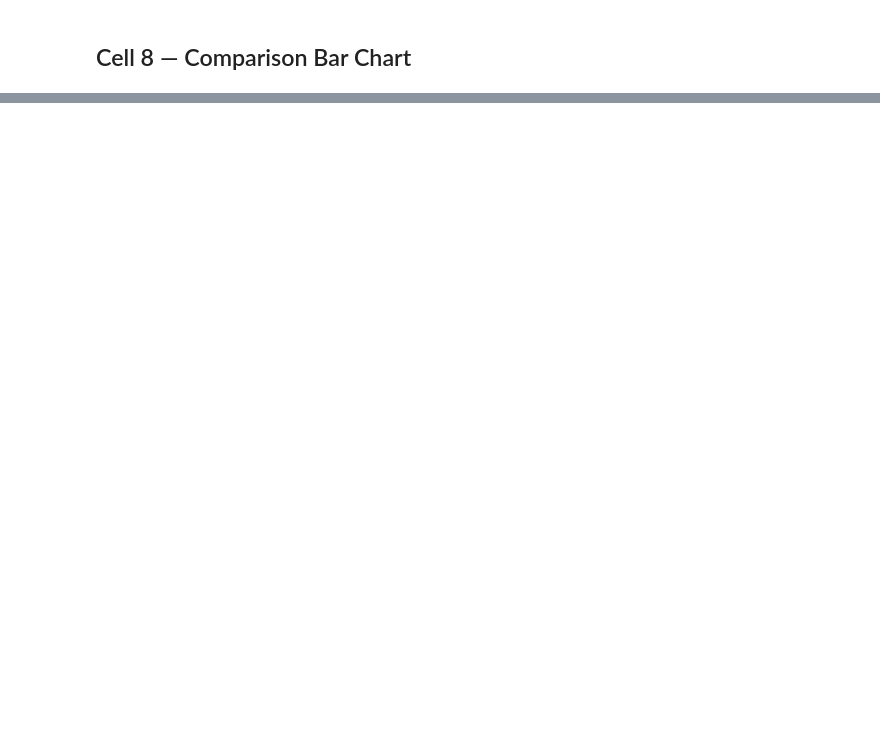
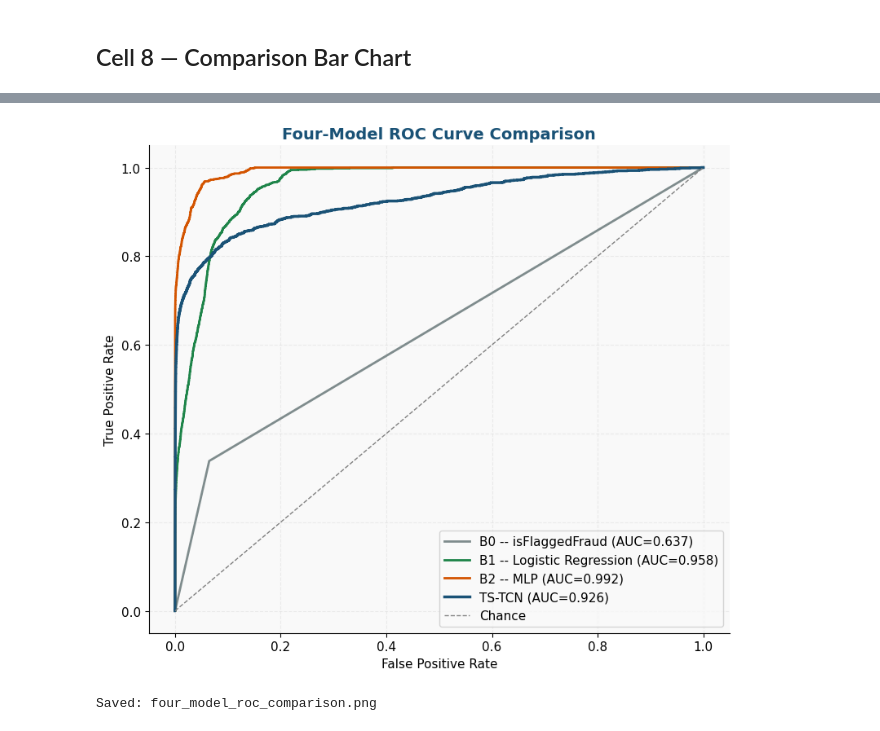
Before and after one commit to LEXES7/R26-IT-121, a Jupyter notebook: TS-TCN/notebooks/DeepSentinel_T4_FullTraining.ipynb, the cells around one changed output, grey strips where cells are left out. Cells and saved outputs as stored; diff of their text form; code cells hidden in the pictures; blank space fills up the shorter version.

```diff
--- a/TS-TCN/notebooks/DeepSentinel_T4_FullTraining.ipynb
+++ b/TS-TCN/notebooks/DeepSentinel_T4_FullTraining.ipynb
@@ -453,0 +532,45 @@ print(f"💾 Saved: four_model_comparison.png")
+# %%
+# =================================================================================
+# Cell 10 -- Four-model ROC curve comparison (Figure A2)
+# =================================================================================
+from sklearn.metrics import roc_curve, auc as auc_fn
+
+fig, ax = plt.subplots(figsize=(8, 7))
+baseline_curves = [
+    ("B0 -- isFlaggedFraud", "b0_probs.npy", "#7f8c8d"),
+    ("B1 -- Logistic Regression", "b1_probs.npy", DS_GREEN),
+    ("B2 -- MLP", "b2_probs.npy", DS_ORANGE),
+]
+y_test_path = BASE_DIR / "y_test.npy"
+if y_test_path.exists():
+    y_test_baseline = np.load(y_test_path)
+    if len(y_test_baseline) != len(y_true):
+        print(f"WARNING: baseline y_test has {len(y_test_baseline):,} rows but the "
+              f"TS-TCN test set has {len(y_true):,}. The two pipelines' test partitions "
+              f"do not line up -- skipping baseline ROC curves rather than plotting a "
+              f"misleading comparison.")
+    else:
+        for name, fname, color in baseline_curves:
+            p_path = BASE_DIR / fname
+            if not p_path.exists():
+                print(f"{fname} not found at {p_path} -- skipping {name}")
+                continue
+            p = np.load(p_path)
+            fpr, tpr, _ = roc_curve(y_test_baseline, p)
+            ax.plot(fpr, tpr, label=f"{name} (AUC={auc_fn(fpr, tpr):.3f})", color=color, lw=2)
+else:
+    print(f"y_test.npy not found at {y_test_path} -- plotting TS-TCN only")
+
+fpr_t, tpr_t, _ = roc_curve(y_true, y_prob)
+ax.plot(fpr_t, tpr_t, label=f"TS-TCN (AUC={tstcn_auc:.3f})", color=DS_BLUE, lw=2.5)
+ax.plot([0, 1], [0, 1], "--", color="gray", lw=1, label="Chance")
+ax.set_xlabel("False Positive Rate"); ax.set_ylabel("True Positive Rate")
+ax.set_title("Four-Model ROC Curve Comparison", fontsize=14, fontweight="bold", color=DS_BLUE)
+ax.legend(loc="lower right")
+plt.tight_layout()
+plt.savefig(OUT_DIR / "four_model_roc_comparison.png", dpi=160, bbox_inches="tight")
+plt.show()
+print(f"Saved: four_model_roc_comparison.png")
+# %% [output]
+[figure, added]
+Saved: four_model_roc_comparison.png
```
Also changed, not shown: parts of 14 cells of this notebook, 2 other files.
